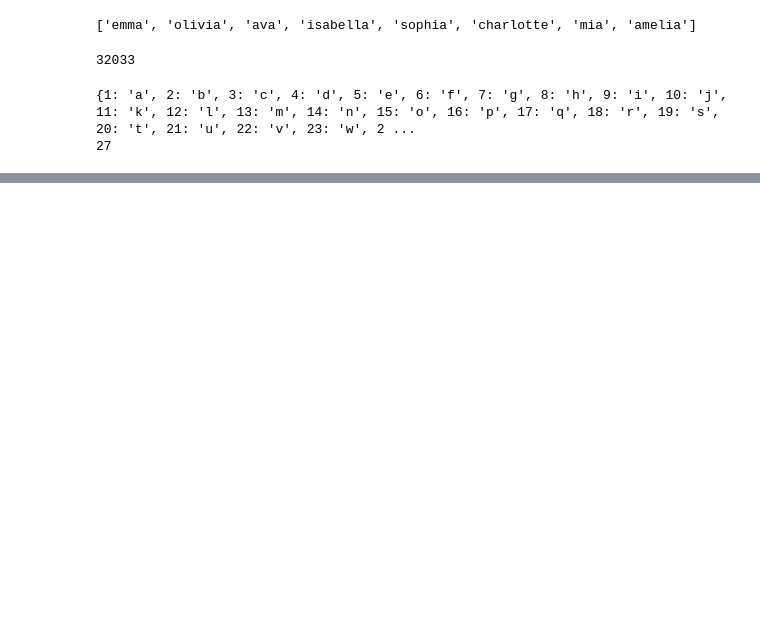
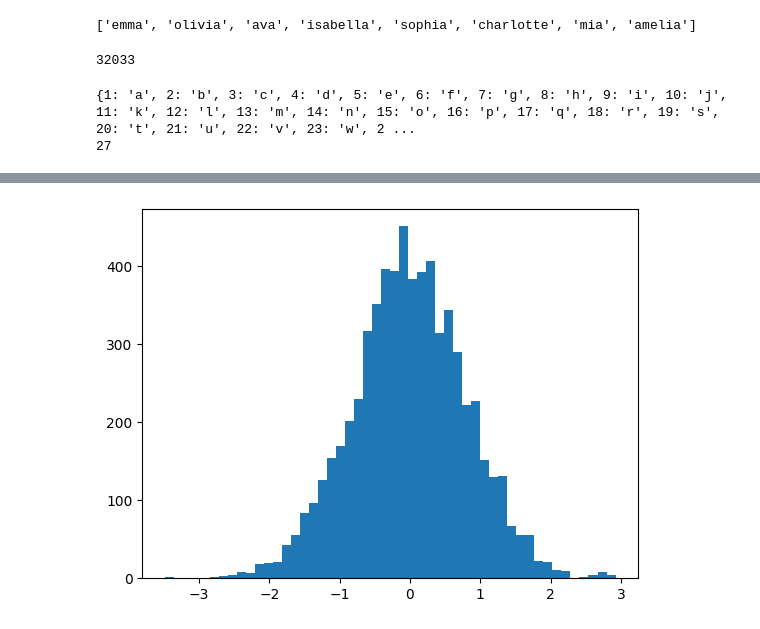
Before and after one commit to harshil-sri/makemore, a Jupyter notebook: makemore part 3.ipynb, the cells around one changed output, grey strips where cells are left out. Cells and saved outputs as stored; diff of their text form; code cells hidden in the pictures; blank space fills up the shorter version.

```diff
--- a/makemore part 3.ipynb
+++ b/makemore part 3.ipynb
@@ -90,0 +125,4 @@ for i in range(1000):
+# %%
+plt.hist(hpreact.view(-1, ).tolist() , 50);
+# %% [output]
+[figure, added]
```
Also changed, not shown: parts of 8 cells of this notebook.
